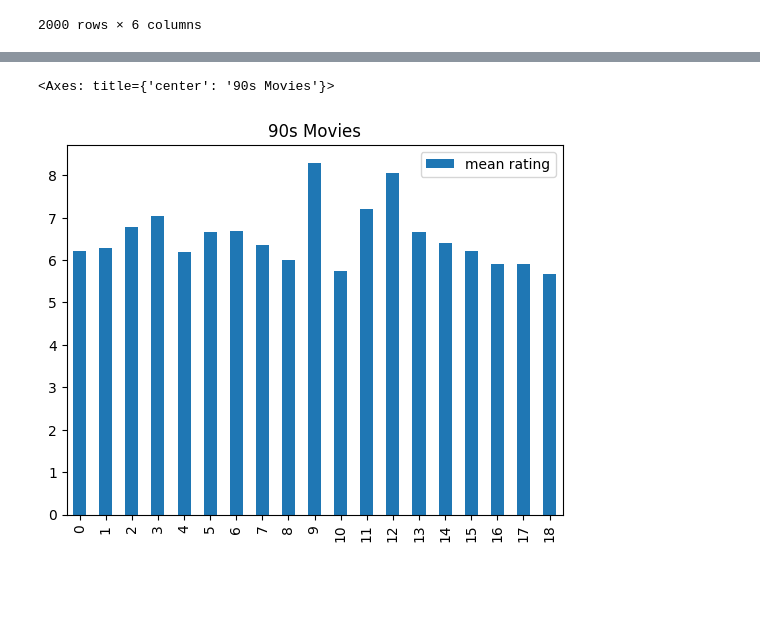
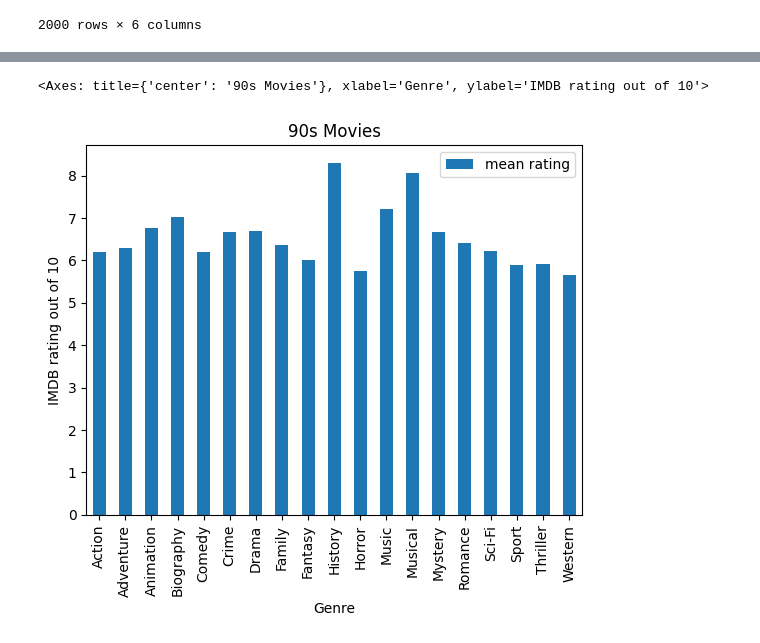
Before and after one commit to curtiscoleman/90s-Movies, a Jupyter notebook: Project.ipynb, the cells around one changed output, grey strips where cells are left out. Drawn from its saved outputs; the diff is of its cells as text; code cells hidden in the pictures; blank space fills up the shorter version.

Commit message:
started adding visuals

```diff
--- a/Project.ipynb
+++ b/Project.ipynb
@@ -156,9 +141,9 @@ genre_mean_rating_df
 # %%
 import matplotlib
-genre_mean_rating_df.plot(kind="bar", title="90s Movies")
+genre_mean_rating_df.plot(kind="bar", title="90s Movies", ylabel="IMDB rating out of 10", xlabel="Genre", x='genre', y='mean rating')
 # %% [output]
-<Axes: title={'center': '90s Movies'}>
+<Axes: title={'center': '90s Movies'}, xlabel='Genre', ylabel='IMDB rating out of 10'>
-[figure, old version]
+[figure, new version]
 # %%
 #What specific data do we need to explore in order to find the most popular Genre of the 90s.
 #Year range = 1990-1999, Rating (scale out of 10), Genre
```
Also changed, not shown: parts of 2 cells of this notebook.
